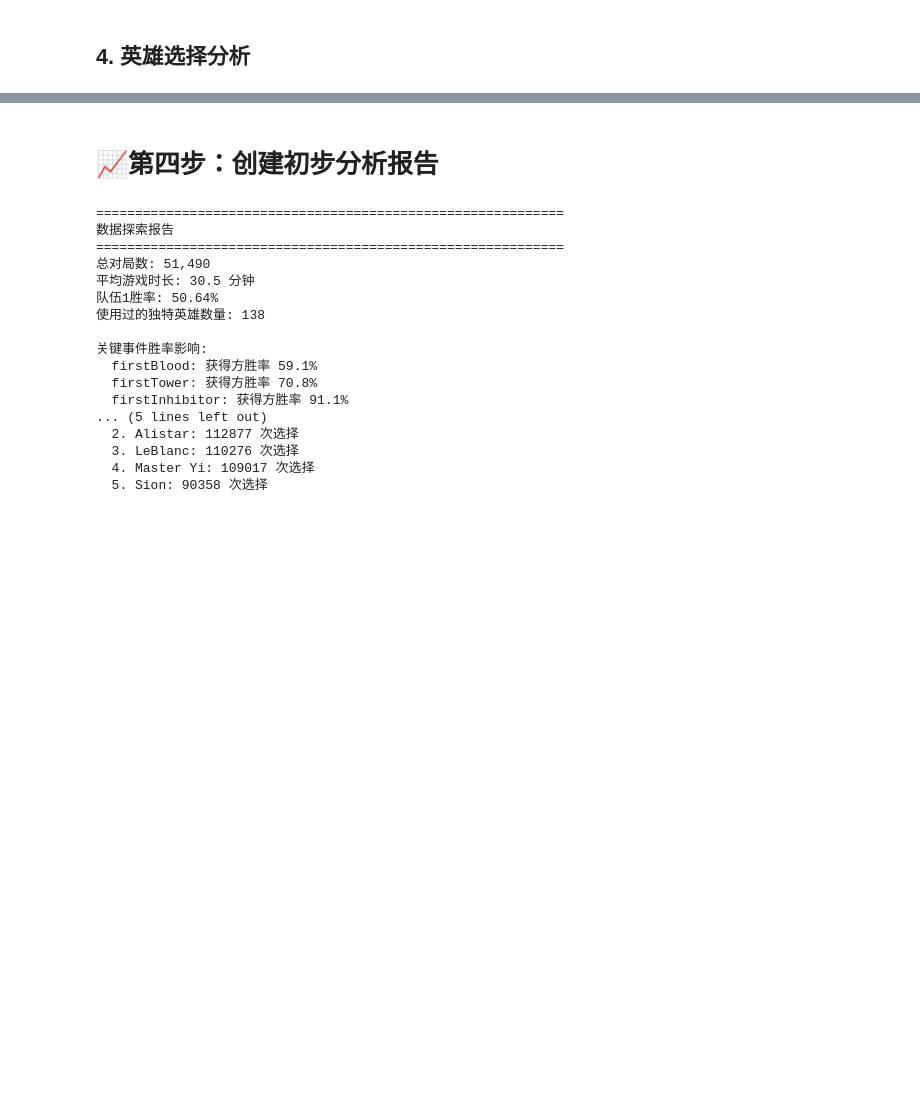
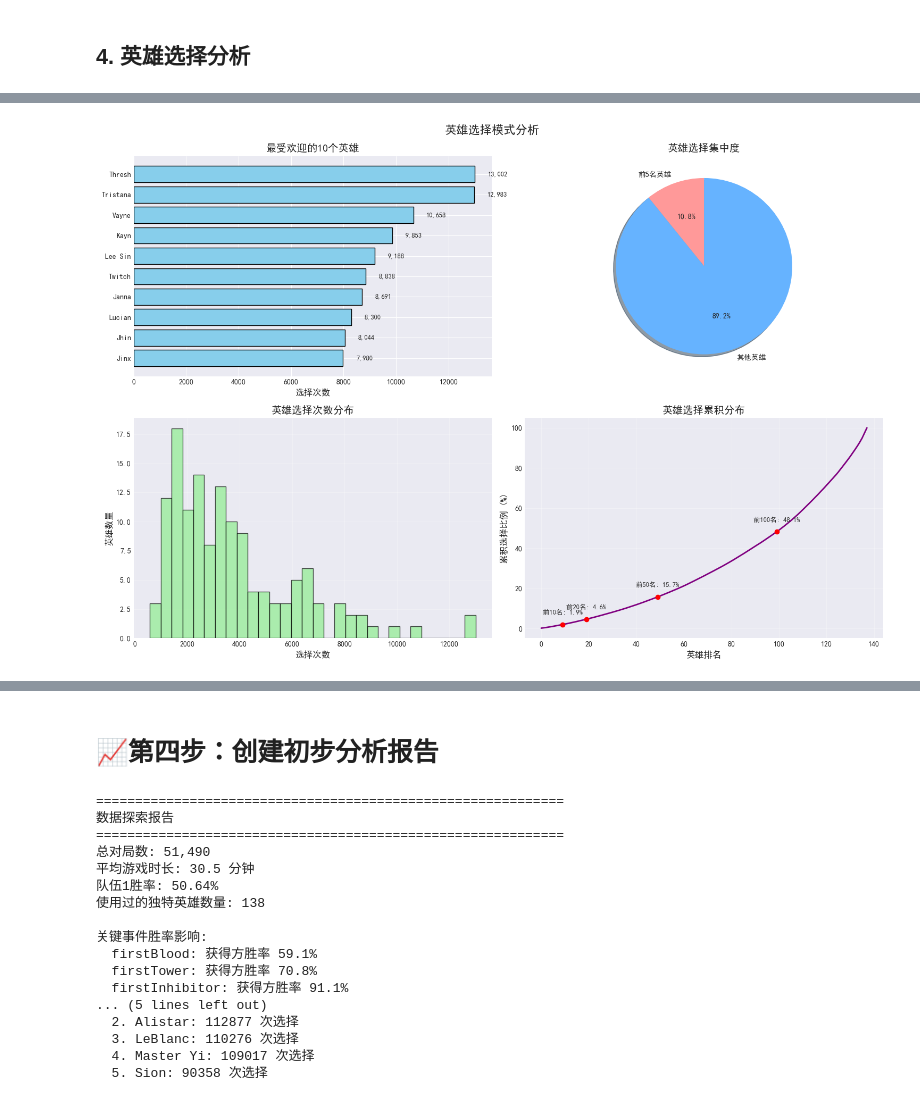
Before and after one commit to moyu03/lol-win-prediction, a Jupyter notebook: notebooks/01_data_exploration.ipynb, the cells around one changed output, grey strips where cells are left out. Saved outputs shown, nothing was run; the diff lists cells and outputs as text; code cells hidden in the pictures; blank space fills up the shorter version.

```diff
--- a/notebooks/01_data_exploration.ipynb
+++ b/notebooks/01_data_exploration.ipynb
@@ -294,0 +366,76 @@ plt.show()
+# %%
+# 第六个单元格：英雄选择可视化
+plt.figure(figsize=(15, 10))
+
+# 1. 最受欢迎英雄条形图
+plt.subplot(2, 2, 1)
+top_10 = champion_pick_df.head(10)
+plt.barh(range(10), top_10['pick_count'][::-1], color='skyblue', edgecolor='black')
+plt.yticks(range(10), top_10['champion_name'][::-1], fontsize=10)
+plt.xlabel('选择次数', fontsize=12)
+plt.title('最受欢迎的10个英雄', fontsize=14, fontweight='bold')
+
+# 添加数值标签
+for i, (idx, row) in enumerate(top_10[::-1].iterrows()):
+    plt.text(row['pick_count'] + 500, i, f"{row['pick_count']:,}",
+             va='center', fontsize=9)
+
+# 2. 英雄选择分布饼图
+plt.subplot(2, 2, 2)
+top_5_picks = champion_pick_df.head(5)['pick_count'].sum()
+other_picks = champion_pick_df['pick_count'].sum() - top_5_picks
+
+sizes = [top_5_picks, other_picks]
+labels = ['前5名英雄', '其他英雄']
+colors = ['#ff9999', '#66b3ff']
+
+plt.pie(sizes, labels=labels, colors=colors, autopct='%1.1f%%',
+        startangle=90, shadow=True)
+plt.title('英雄选择集中度', fontsize=14, fontweight='bold')
+
+# 3. 选择次数分布直方图
+plt.subplot(2, 2, 3)
+plt.hist(champion_pick_df['pick_count'], bins=30, edgecolor='black',
+         alpha=0.7, color='lightgreen')
+plt.xlabel('选择次数', fontsize=12)
+plt.ylabel('英雄数量', fontsize=12)
+plt.title('英雄选择次数分布', fontsize=14, fontweight='bold')
+plt.grid(alpha=0.3)
+
+# 4. 累积分布图
+plt.subplot(2, 2, 4)
+champion_pick_df = champion_pick_df.sort_values('pick_count', ascending=True)
+champion_pick_df['cumulative_percent'] = champion_pick_df['pick_count'].cumsum() / champion_pick_df['pick_count'].sum() * 100
+
+plt.plot(range(len(champion_pick_df)), champion_pick_df['cumulative_percent'],
+         linewidth=2, color='purple')
+plt.xlabel('英雄排名', fontsize=12)
+plt.ylabel('累积选择比例 (%)', fontsize=12)
+plt.title('英雄选择累积分布', fontsize=14, fontweight='bold')
+plt.grid(alpha=0.3)
+
+# 添加关键点标注
+key_points = [10, 20, 50, 100]
+for point in key_points:
+    if point < len(champion_pick_df):
+        percent = champion_pick_df['cumulative_percent'].iloc[point-1]
+        plt.scatter(point-1, percent, color='red', zorder=5)
+        plt.text(point-1, percent+5, f'前{point}名: {percent:.1f}%',
+                fontsize=9, ha='center')
+
+plt.tight_layout()
+plt.suptitle('英雄选择模式分析', fontsize=16, fontweight='bold', y=1.02)
+plt.show()
+
+# 统计洞察
+total_picks = champion_pick_df['pick_count'].sum()
+top_10_percent = champion_pick_df.head(10)['pick_count'].sum() / total_picks * 100
+top_20_percent = champion_pick_df.head(20)['pick_count'].sum() / total_picks * 100
+
+print("📈 英雄选择洞察:")
+print(f"   前10名英雄占据了 {top_10_percent:.1f}% 的选择次数")
+print(f"   前20名英雄占据了 {top_20_percent:.1f}% 的选择次数")
+print(f"   最受欢迎英雄: {champion_pick_df.iloc[0]['champion_name']} (选择 {champion_pick_df.iloc[0]['pick_count']:,} 次)")
+print(f"   英雄选择集中度: {'高' if top_20_percent > 50 else '中等'}")
+# %% [output]
+[figure, added]
```
Also changed, not shown: parts of 10 cells of this notebook, 8 other files.
